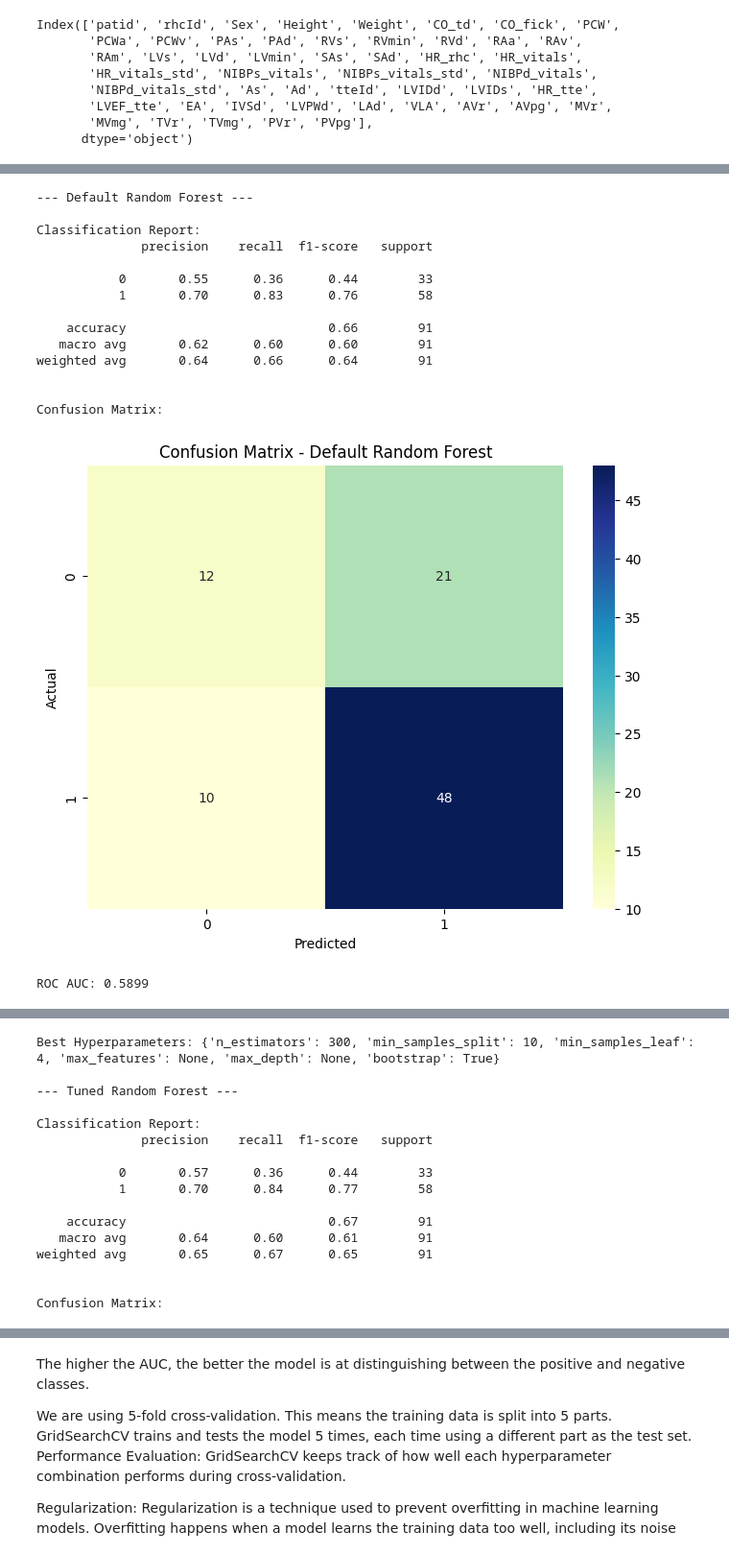
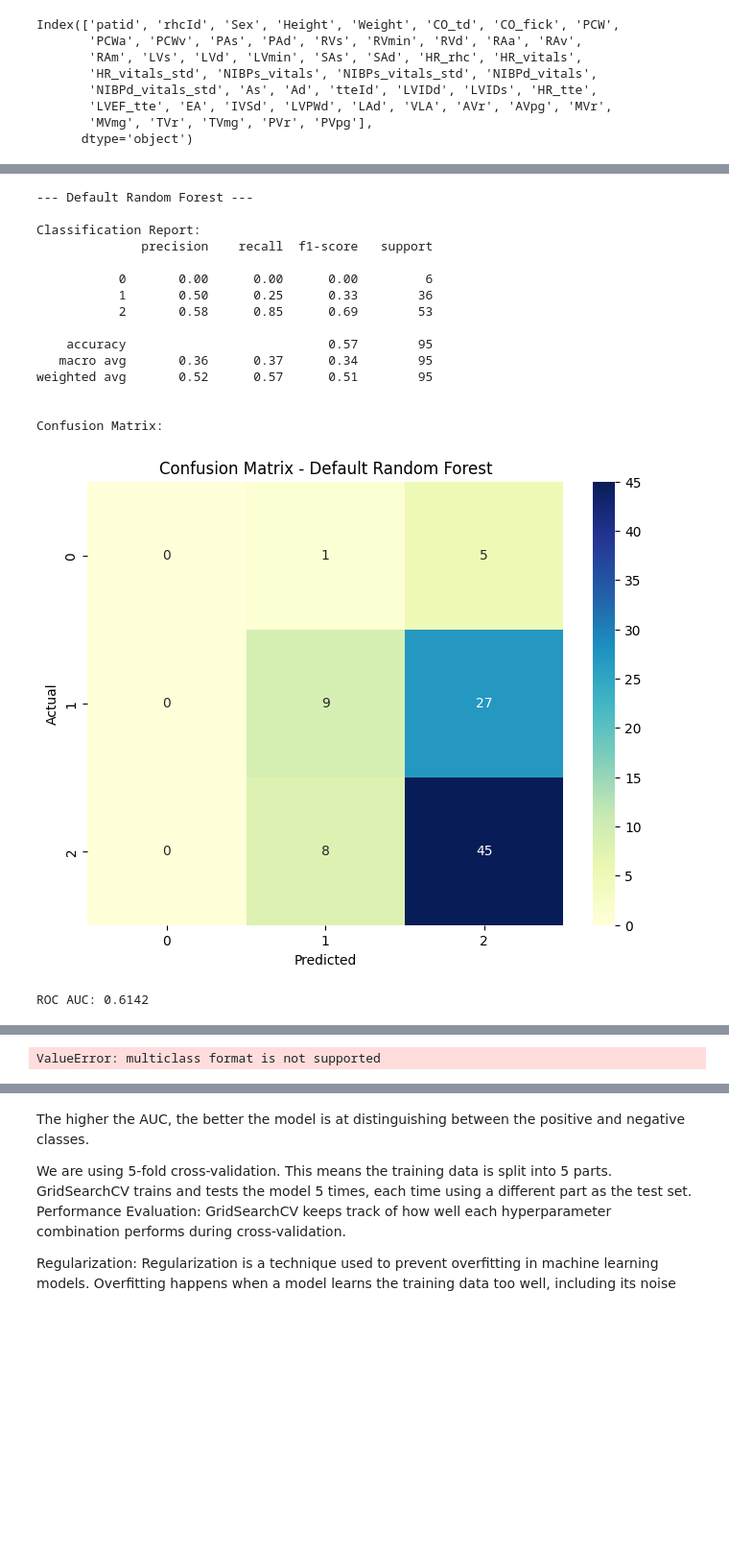
Before and after one commit to pallakk/RV-Prediction-Model-, a Jupyter notebook: Models.ipynb, the cells around one changed output, grey strips where cells are left out. Shown: that part at 96% size. Cells and saved outputs as stored; diff of their text form; code cells hidden in the pictures; blank space fills up the shorter version.

```diff
--- a/Models.ipynb
+++ b/Models.ipynb
@@ -40,3 +34,42 @@ Y_encoded = label_encoder.fit_transform(Y_grouped)
+# %%
+from sklearn.impute import KNNImputer
+
+# Get only numeric columns from the original data for imputation
+numeric_data = data.select_dtypes(include=[np.number])
+
+# Initialize the KNN imputer with improved parameters
+imputer = KNNImputer(
+    n_neighbors=5,  # Adjust this number based on your dataset size
+    weights='uniform',  # You can try 'distance' as an alternative
+    metric='nan_euclidean'  # Handles missing values during distance calculation
+)
+
+# Apply imputation to numeric features
+imputed_array = imputer.fit_transform(numeric_data)
+
+# Convert back to DataFrame with original column names
+imputed_df = pd.DataFrame(imputed_array, columns=numeric_data.columns, index=numeric_data.index)
+
+# Replace the numeric columns in the original dataframe with imputed values
+for col in imputed_df.columns:
+    data[col] = imputed_df[col]
+
+# Now select features for modeling from the imputed data
+X = data.select_dtypes(exclude=['object', 'string'])
+data = data.dropna(subset=['RV Dysfunction'])
+Y = data['RV Dysfunction']
+Y_grouped = Y.replace({
+    'Moderate': 'High Dysfunction',
+    'Severe': 'High Dysfunction',
+    'Normal': 'Low Dysfunction',
+    'Mild': 'Low Dysfunction'
+})
+label_encoder = LabelEncoder()
+Y_encoded = label_encoder.fit_transform(Y_grouped)
+
+
+label_encoder = LabelEncoder()
+Y_encoded = label_encoder.fit_transform(Y_grouped)
 # %%
 #Standardize features to mean=0, variance=1
 scaler = StandardScaler()
@@ -57,7 +90,7 @@ def perform_cross_validation(X, y, model, cv=5):
     return cv_scores
 
 # Initialize the model
-log_reg = LogisticRegression(multi_class='ovr', solver='lbfgs', max_iter=1000, random_state=42)
+log_reg = LogisticRegression(solver='lbfgs', max_iter=1000, random_state=42)
 
 # Perform cross-validation
 cv_scores = perform_cross_validation(X_scaled, Y_encoded, log_reg)
@@ -272,7 +311,7 @@ def train_and_evaluate(model, model_name, X_train, Y_train, X_test, Y_test):
     # Calculate ROC AUC
     if hasattr(model, "predict_proba"):  # Ensure the model supports probability predictions
         Y_pred_proba = model.predict_proba(X_test)[:, 1]  # Probability of class 1
-        roc_auc = roc_auc_score(Y_test, Y_pred_proba)
+        roc_auc = roc_auc_score(Y_test, model.predict_proba(X_test), multi_class="ovr")
 
         print(f"ROC AUC: {roc_auc:.4f}")
 
@@ -334,37 +373,38 @@ def tune_hyperparameters(X_train, y_train, n_iter=20, cv=5, random_state=42):
     # Extract the best model and parameters
     best_model = random_search.best_estimator_
     best_params = random_search.best_params_
 
     return best_model, best_params
 
 # Load Data and Split
 X_train, X_test, y_train, y_test = train_test_split(X, Y_encoded, test_size=0.2, random_state=42)
 
 # Step 1: Train and Evaluate the Default Model
 default_model = RandomForestClassifier(random_state=42)
 train_and_evaluate(default_model, "Default Random Forest", X_train, y_train, X_test, y_test)
 
 # Step 2: Tune Hyperparameters - Fixed the function call
 best_model, best_params = tune_hyperparameters(X_train, y_train)
 
 print("Best Hyperparameters:", best_params)
 
 # Step 3: Train and Evaluate the Best Model
 train_and_evaluate(best_model, "Tuned Random Forest", X_train, y_train, X_test, y_test)
 # %% [output]
 --- Default Random Forest ---
 
 Classification Report:
               precision    recall  f1-score   support
 
-           0       0.55      0.36      0.44        33
-           1       0.70      0.83      0.76        58
+           0       0.00      0.00      0.00         6
+           1       0.50      0.25      0.33        36
+           2       0.58      0.85      0.69        53
 
-    accuracy                           0.66        91
-   macro avg       0.62      0.60      0.60        91
-weighted avg       0.64      0.66      0.64        91
+    accuracy                           0.57        95
+   macro avg       0.36      0.37      0.34        95
+weighted avg       0.52      0.57      0.51        95
 
 
 Confusion Matrix:
-[figure, old version]
+[figure, new version]
-ROC AUC: 0.5899
+ROC AUC: 0.6142
@@ -372,16 +411 @@ ROC AUC: 0.5899
-Best Hyperparameters: {'n_estimators': 300, 'min_samples_split': 10, 'min_samples_leaf': 4, 'max_features': None, 'max_depth': None, 'bootstrap': True}
-
---- Tuned Random Forest ---
-
-Classification Report:
-              precision    recall  f1-score   support
-
-           0       0.57      0.36      0.44        33
-           1       0.70      0.84      0.77        58
-
-    accuracy                           0.67        91
-   macro avg       0.64      0.60      0.61        91
-weighted avg       0.65      0.67      0.65        91
-
-
-Confusion Matrix:
+ValueError: multiclass format is not supported
```
Also changed, not shown: parts of 8 cells of this notebook, 4 other files.
